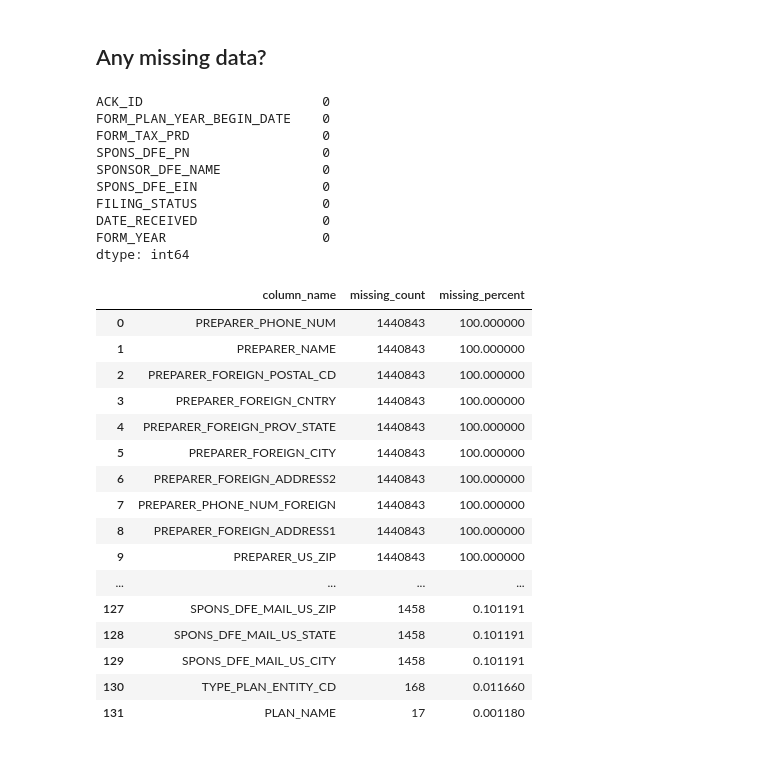
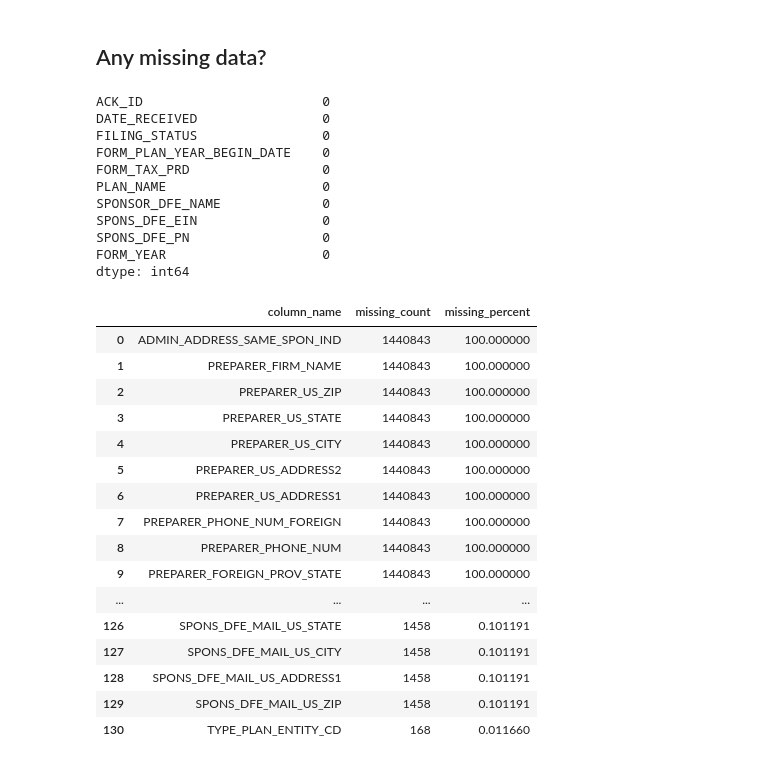
Before and after one commit to coreymichaud/benefits-market-intelligence, a Jupyter notebook: notebooks/Form_5500_Main_EDA.ipynb, the cells around one changed output. Cells and saved outputs as stored; diff of their text form; code cells hidden in the pictures.

```diff
--- a/notebooks/Form_5500_Main_EDA.ipynb
+++ b/notebooks/Form_5500_Main_EDA.ipynb
@@ -15,4 +16,5 @@ pd.set_option("display.max_rows", None)
 ## Load Form 5500 data
 # %%
 # Loading data
-F5500 = pd.read_parquet(COMBINED_DATA_PATH / "F5500.parquet")
+with duckdb.connect(DB_PATH, read_only=True) as con:
+    F_5500 = con.sql("SELECT * FROM silver.F_5500").df()
@@ -52,39 +63,44 @@ Name: count, dtype: int64
 ## Any missing data?
 # %%
 # Columns with no missing data
-F5500.isna().sum()[F5500.isna().sum() == 0]
+F_5500.isna().sum()[F_5500.isna().sum() == 0]
 # %% [output]
 ACK_ID                       0
+DATE_RECEIVED                0
+FILING_STATUS                0
 FORM_PLAN_YEAR_BEGIN_DATE    0
 FORM_TAX_PRD                 0
-SPONS_DFE_PN                 0
+PLAN_NAME                    0
 SPONSOR_DFE_NAME             0
 SPONS_DFE_EIN                0
-FILING_STATUS                0
-DATE_RECEIVED                0
+SPONS_DFE_PN                 0
 FORM_YEAR                    0
 dtype: int64
 # %%
 # Missing data
-pd.DataFrame({
-    "missing_count": F5500.isna().sum(),
-    "missing_percent": F5500.isna().mean().mul(100)
-}).query("missing_count > 0").sort_values("missing_percent", ascending=False).rename_axis("column_name").reset_index()
+pd.DataFrame(
+    {
+        "missing_count": F_5500.isna().sum(),
+        "missing_percent": F_5500.isna().mean().mul(100),
+    }
+).query("missing_count > 0").sort_values(
+    "missing_percent", ascending=False
+).rename_axis("column_name").reset_index()
 # %% [output]
 |  | column_name | missing_count | missing_percent |
-| 0 | PREPARER_PHONE_NUM | 1440843 | 100.000000 |
-| 1 | PREPARER_NAME | 1440843 | 100.000000 |
-| 2 | PREPARER_FOREIGN_POSTAL_CD | 1440843 | 100.000000 |
-| 3 | PREPARER_FOREIGN_CNTRY | 1440843 | 100.000000 |
-| 4 | PREPARER_FOREIGN_PROV_STATE | 1440843 | 100.000000 |
-| 5 | PREPARER_FOREIGN_CITY | 1440843 | 100.000000 |
-| 6 | PREPARER_FOREIGN_ADDRESS2 | 1440843 | 100.000000 |
+| 0 | ADMIN_ADDRESS_SAME_SPON_IND | 1440843 | 100.000000 |
+| 1 | PREPARER_FIRM_NAME | 1440843 | 100.000000 |
+| 2 | PREPARER_US_ZIP | 1440843 | 100.000000 |
+| 3 | PREPARER_US_STATE | 1440843 | 100.000000 |
+| 4 | PREPARER_US_CITY | 1440843 | 100.000000 |
+| 5 | PREPARER_US_ADDRESS2 | 1440843 | 100.000000 |
+| 6 | PREPARER_US_ADDRESS1 | 1440843 | 100.000000 |
 | 7 | PREPARER_PHONE_NUM_FOREIGN | 1440843 | 100.000000 |
-| 8 | PREPARER_FOREIGN_ADDRESS1 | 1440843 | 100.000000 |
-| 9 | PREPARER_US_ZIP | 1440843 | 100.000000 |
+| 8 | PREPARER_PHONE_NUM | 1440843 | 100.000000 |
+| 9 | PREPARER_FOREIGN_PROV_STATE | 1440843 | 100.000000 |
 | ... | ... | ... | ... |
-| 127 | SPONS_DFE_MAIL_US_ZIP | 1458 | 0.101191 |
-| 128 | SPONS_DFE_MAIL_US_STATE | 1458 | 0.101191 |
-| 129 | SPONS_DFE_MAIL_US_CITY | 1458 | 0.101191 |
+| 126 | SPONS_DFE_MAIL_US_STATE | 1458 | 0.101191 |
+| 127 | SPONS_DFE_MAIL_US_CITY | 1458 | 0.101191 |
+| 128 | SPONS_DFE_MAIL_US_ADDRESS1 | 1458 | 0.101191 |
+| 129 | SPONS_DFE_MAIL_US_ZIP | 1458 | 0.101191 |
 | 130 | TYPE_PLAN_ENTITY_CD | 168 | 0.011660 |
-| 131 | PLAN_NAME | 17 | 0.001180 |
```
Also changed, not shown: parts of 5 cells of this notebook, 2 other files.
